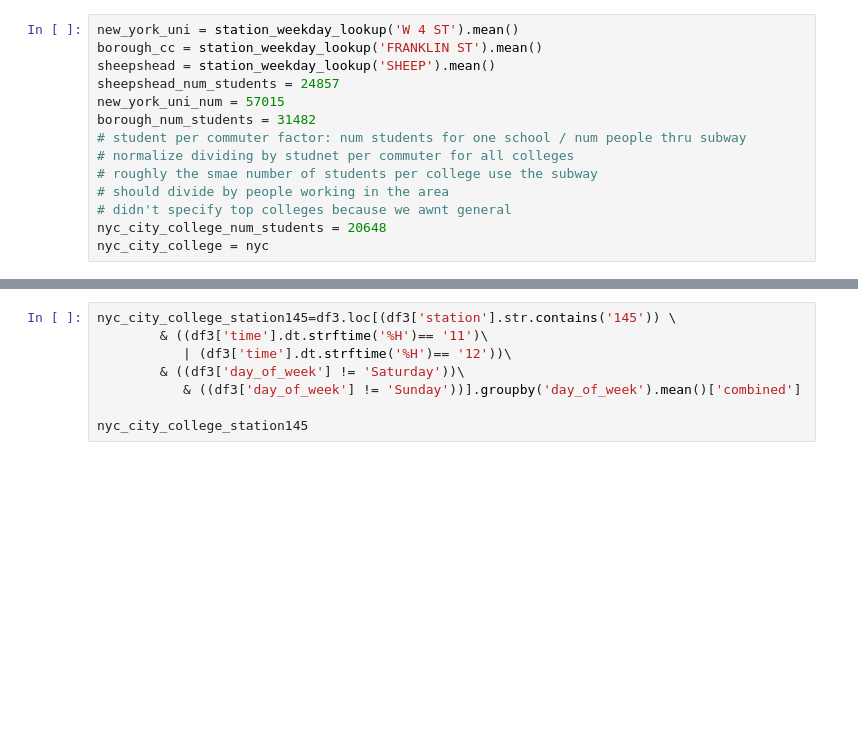
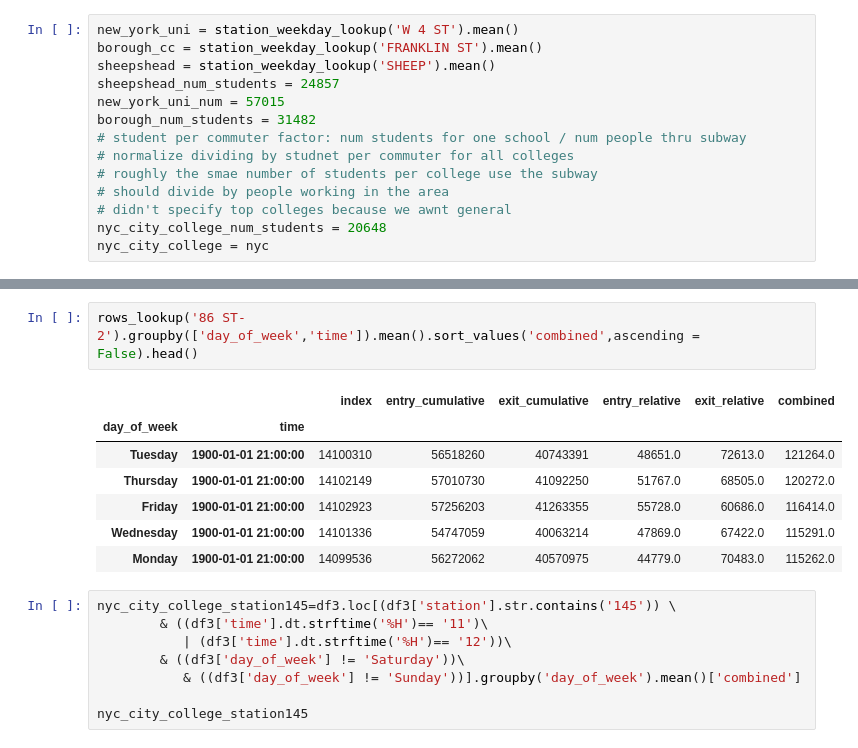
Before and after one commit to jeremyrchow/metis_proj_1, a Jupyter notebook: processed_data/Differences_Notebook_Students_Vs_Commuters.ipynb, the cells around one changed output, grey strips where cells are left out. Cells and saved outputs as stored; diff of their text form; blank space fills up the shorter version.

```diff
--- a/processed_data/Differences_Notebook_Students_Vs_Commuters.ipynb
+++ b/processed_data/Differences_Notebook_Students_Vs_Commuters.ipynb
@@ -368,3 +385,13 @@ nyc_city_college = nyc
+# %%
+rows_lookup('86 ST-2').groupby(['day_of_week','time']).mean().sort_values('combined',ascending = False).head()
+# %% [output]
+|  |  | index | entry_cumulative | exit_cumulative | entry_relative | exit_relative | combined |
+| day_of_week | time |  |  |  |  |  |  |
+| Tuesday | 1900-01-01 21:00:00 | 14100310 | 56518260 | 40743391 | 48651.0 | 72613.0 | 121264.0 |
+| Thursday | 1900-01-01 21:00:00 | 14102149 | 57010730 | 41092250 | 51767.0 | 68505.0 | 120272.0 |
+| Friday | 1900-01-01 21:00:00 | 14102923 | 57256203 | 41263355 | 55728.0 | 60686.0 | 116414.0 |
+| Wednesday | 1900-01-01 21:00:00 | 14101336 | 54747059 | 40063214 | 47869.0 | 67422.0 | 115291.0 |
+| Monday | 1900-01-01 21:00:00 | 14099536 | 56272062 | 40570975 | 44779.0 | 70483.0 | 115262.0 |
 # %%
 nyc_city_college_station145=df3.loc[(df3['station'].str.contains('145')) \
         & ((df3['time'].dt.strftime('%H')== '11')\
```
Also changed, not shown: parts of 4 cells of this notebook, 3 other files.
